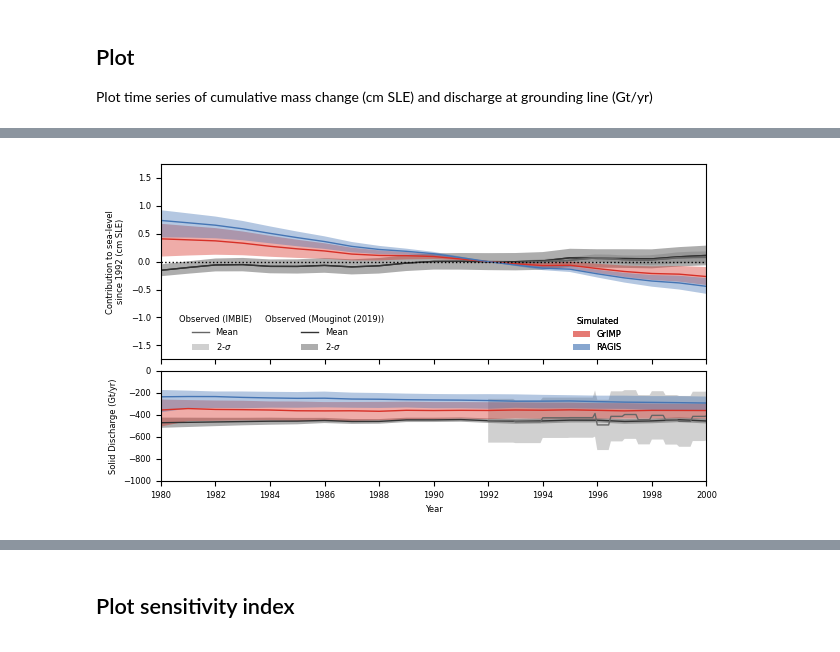
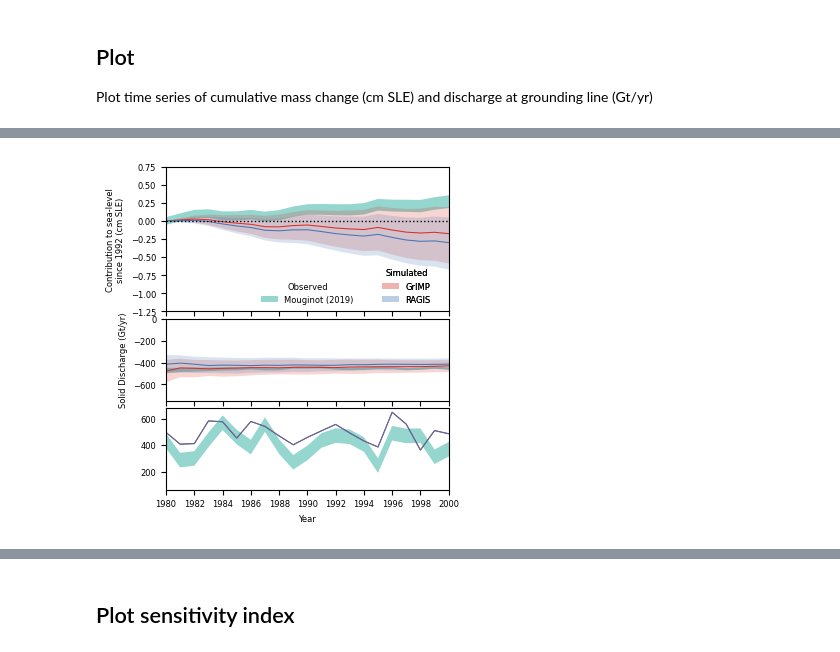
Before and after one commit to pism/pism-ragis, a Jupyter notebook: notebooks/analyze_ensembles.ipynb, the cells around one changed output, grey strips where cells are left out. Cells and saved outputs as stored; diff of their text form; code cells hidden in the pictures.

Commit message:
Rewrting Observations
Change all variables to IMBIE names and add plotting script.
Mouginot needs MB Rate var and anomaly stuff.

```diff
--- a/notebooks/analyze_ensembles.ipynb
+++ b/notebooks/analyze_ensembles.ipynb
@@ -18,6 +47,4 @@ from pismragis.stats import run_stats
 # %%
-n_jobs = 4
-norm_year = 1992
 
 plt.rc('font', size=6)
 plt.style.use("tableau-colorblind10")
@@ -29,8 +56,6 @@ discharge_uncertainty_varname = "D uncertainty (Gt/yr)"
 smb_varname = "SMB (Gt/yr)"
 smb_uncertainty_varname = "SMB uncertainty (Gt/yr)"
 
-
-bg_color = "#216779"
 bg_color = "w"
 sim_colors = plt.rcParams['axes.prop_cycle'].by_key()['color'][1::]
 imbie_color = plt.rcParams['axes.prop_cycle'].by_key()['color'][0]
@@ -41,12 +66,12 @@ imbie_color = "#756bb1"
 mou_color = "#54278f"
 
 imbie_color = "0.4"
+man_color = "0.3"
 mou_color = "0.2"
 
 
 kg2cmsle = 1 / 1e12 * 1.0 / 362.5 / 10.0
 gt2cmsle = 1 / 362.5 / 10.0
-sigma = 2
 # %% [markdown]
 ## Load Observations
 # %%
@@ -138,16 +144,16 @@ experiments = []
 for exp in exps:
     print(f"""Processing {exp["Experiment"]}""")
     print("================================================\n")
-    ens_file = os.path.join(data_dir, exp["proj_dir"], "uq", f"""{exp["lhs"]}.csv""")
-    s_dir = os.path.join(data_dir, exp["proj_dir"], exp["scalar_dir"])
-    scalar_files = sorted(glob(os.path.join(s_dir, f"""ts_gris_g*00m_*{exp["DEM"]}_id_*_1980-1-1_2020-1-1.nc""")))
-    processed_path = os.path.join(data_dir, exp["proj_dir"], exp["processed_dir"])
+    ens_file = data_dir / exp["proj_dir"] / "uq" /f"""{exp["lhs"]}.csv"""
+    s_dir = data_dir / exp["proj_dir"] / exp["scalar_dir"]
+    scalar_files = sorted(s_dir.glob(f"""ts_gris_g*00m_*{exp["DEM"]}_id_*_1980-1-1_2020-1-1.nc"""))
+    processed_path = data_dir / exp["proj_dir"] / exp["processed_dir"]
     for scalar_file in scalar_files:
         if check_file(scalar_file):
             copy_file(scalar_file, processed_path)
 
-    processed_files = sorted(glob(os.path.join(processed_path, f"""ts_gris_g*00m_*{exp["DEM"]}_id_*_1980-1-1_2020-1-1.nc""")))
-    exp_df = convert_netcdf_to_dataframe(processed_files, resample="yearly", verbose=False, n_jobs=n_jobs)
+    processed_files = sorted(processed_path.glob(f"""ts_gris_g*00m_*{exp["DEM"]}_id_*_1980-1-1_2020-1-1.nc"""))
+    exp_df = convert_netcdf_to_dataframe(processed_files, resample="yearly", verbose=False, n_jobs=n_jobs, norm_year=1980)
     exp_df["Experiment"] = exp["Experiment"]
     exp["data_df"] = exp_df
     exp["run_stats"] = run_stats(processed_files, experiment=exp["Experiment"])
@@ -230,29 +451,35 @@ Plot time series of cumulative mass change (cm SLE) and discharge at grounding l
 # %%
+imbie[[discharge_uncertainty_varname]].mean() / mou_gis[[discharge_uncertainty_varname]].mean()
+sigma_mass = 1
+sigma_discharge = 1
+sigma_smb = 1
 plot_experiments = [experiments[0], experiments[1]]
 
 plt.rc('font', size=6)
 plt.style.use("tableau-colorblind10")
 
-fig, axs = plt.subplots(nrows=2, ncols=1, sharex="col", figsize=(6.2, 3.6), height_ratios=[16, 9])
-fig.subplots_adjust(wspace=0, hspace=0.075, bottom=0.1, top=0.98, left=0.1, right=0.98)
+fig, axs = plt.subplots(nrows=3, ncols=1, sharex="col", figsize=(3.6, 3.8), height_ratios=[16, 9, 9])
+fig.subplots_adjust(wspace=0, hspace=0.075, bottom=0.125, top=0.975, left=0.175, right=0.96)
 
 
-for obs, o, obs_color, obs_loc, obs_alpha  in zip([mou_gis, imbie], ["Mouginot (2019)", "IMBIE"],
-                                       [mou_color, imbie_color], [(0.3, 0.0), (0.1, 0.0)], [0.4, 0.3]):
-    obs_ci = axs[0].fill_between(obs["Date"],
-                    (obs[mass_varname] + sigma * obs[mass_uncertainty_varname]),
-                    (obs[mass_varname] - sigma * obs[mass_uncertainty_varname]),
-                    ls="solid", color=obs_color, lw=0, alpha=obs_alpha, label=f"{sigma}-$\sigma$")
+for obs, o, obs_color, obs_loc, obs_alpha  in zip([mou_gis], ["Mouginot (2019)"],
+                                       [mou_color], [(0.5, 0.0)], [0.8]):
+    if mass_varname in obs:
+        obs_ci = axs[0].fill_between(obs["Date"],
+                        (obs[mass_varname] + sigma_mass * obs[mass_uncertainty_varname]),
+                        (obs[mass_varname] - sigma_mass * obs[mass_uncertainty_varname]),
+                        ls="solid", color=obs_color, lw=0, alpha=obs_alpha, label=o)
     axs[1].fill_between(obs["Date"],
-                    (obs[discharge_varname] + sigma * obs[discharge_uncertainty_varname]),
-                    (obs[discharge_varname] - sigma * obs[discharge_uncertainty_varname]),
+                    (obs[discharge_varname] + sigma_discharge * obs[discharge_uncertainty_varname]),
+                    (obs[discharge_varname] - sigma_discharge * obs[discharge_uncertainty_varname]),
                     ls="solid", color=obs_color, lw=0, alpha=obs_alpha)
-    obs_line = axs[0].plot(obs["Date"], obs[mass_varname], color=obs_color, lw=1, label="Mean")
-    axs[0].plot(obs["Date"], obs[mass_varname], color=obs_color, lw=1, label="Mean")
-    axs[1].plot(obs["Date"], obs[discharge_varname], color=obs_color, lw=1)
+    axs[2].fill_between(obs["Date"],
+                    (obs[smb_varname] + sigma_smb * obs[smb_uncertainty_varname]),
+                    (obs[smb_varname] - sigma_smb * obs[smb_uncertainty_varname]),
+                    ls="solid", color=obs_color, lw=0, alpha=obs_alpha)
 
-    legend_obs = axs[0].legend(handles=[obs_line[0], obs_ci], loc="lower center", bbox_to_anchor=obs_loc,
-                               title=f"Observed ({o})")
+    legend_obs = axs[0].legend(handles=[obs_ci], loc="lower center", bbox_to_anchor=obs_loc,
+                               title="Observed")
     legend_obs.get_frame().set_linewidth(0.0)
     legend_obs.get_frame().set_alpha(0.0)
     axs[0].add_artist(legend_obs)
@@ -262,51 +489,48 @@ sims_cis = []
 sims_lines = []
 for k, exp in enumerate(plot_experiments):
     df = exp["data_df"]
-    q_05 = df.groupby(by="time").quantile(0.05, numeric_only=True)
+    q_16 = df.groupby(by="time").quantile(0.16, numeric_only=True)
     q_50 = df.groupby(by="time").quantile(0.50, numeric_only=True)
-    q_95 = df.groupby(by="time").quantile(0.95, numeric_only=True)
-    sims_line = axs[0].plot(q_50.index, q_50[mass_varname], color=sim_colors[k], alpha=1.0, lw=1)
-    axs[1].plot(q_50.index, q_50[discharge_varname], color=sim_colors[k], alpha=1.0, lw=1)
-    sims_ci = axs[0].fill_between(q_05.index, q_05[mass_varname],
-                        q_95[mass_varname], color=sim_colors[k], alpha=0.4, lw=0, label=exp["Experiment"])
-    axs[1].fill_between(q_05.index, q_05[discharge_varname],
-                        q_95[discharge_varname], color=sim_colors[k], alpha=0.4, lw=0)
+    q_84 = df.groupby(by="time").quantile(0.84, numeric_only=True)
+    sims_line = axs[0].plot(q_50.index, q_50[mass_varname], color=sim_colors[k], alpha=1.0, lw=0.75)
+    axs[1].plot(q_50.index, q_50[discharge_varname], color=sim_colors[k], alpha=1.0, lw=0.75)
+    axs[2].plot(q_50.index, q_50[smb_varname], color=sim_colors[k], alpha=1.0, lw=0.75)
+    sims_ci = axs[0].fill_between(q_16.index, q_16[mass_varname],
+                        q_84[mass_varname], color=sim_colors[k], alpha=0.2, lw=0, label=exp["Experiment"])
+    axs[1].fill_between(q_16.index, q_16[discharge_varname],
+                        q_84[discharge_varname], color=sim_colors[k], alpha=0.2, lw=0)
+    axs[2].fill_between(q_16.index, q_16[smb_varname],
+                        q_84[smb_varname], color=sim_colors[k], alpha=0.2, lw=0)
     sims_cis.append(sims_ci)
     sims_lines.append(sims_line[0])
 
 if len(sims_cis) < 4:
     ncols = 1
 else:
     ncols = 2
-legend_sims = axs[0].legend(handles=sims_cis, loc="lower center", bbox_to_anchor=[0.8, .0],
+legend_sims = axs[0].legend(handles=sims_cis, loc="lower center", bbox_to_anchor=[0.85, .0],
                            title=f"Simulated", ncols=ncols)
 legend_sims.get_frame().set_linewidth(0.0)
 legend_sims.get_frame().set_alpha(0.0)
 axs[0].add_artist(legend_sims)
-
-
 
 
 fig.set_facecolor(bg_color)
 for ax in axs:
     ax.set_facecolor(bg_color)
 fig.set_facecolor(bg_color)
 
 axs[0].axhline(0, color="k", ls="dotted", lw=1.0)
 axs[0].set_xlabel("")
 axs[0].set_ylabel("Contribution to sea-level\nsince 1992 (cm SLE)")
 axs[-1].set_xlabel("Year")
 axs[1].set_ylabel("Solid Discharge (Gt/yr)")
 axs[0].set_xlim(pd.to_datetime("1980-1-1"), pd.to_datetime("2020-1-1"))
-axs[0].set_ylim(-1.75, 1.75)
-axs[1].set_ylim(-1000, 0)
-
-# fig.tight_layout()
-fig.savefig("ragis-comp_scalar_1980-2020.pdf")
-fig.savefig("ragis-comp_scalar_1980-2020.png", dpi=300)
+axs[0].set_ylim(-1.25, 0.75)
+axs[1].set_ylim(-750, 0)
 
 axs[0].set_xlim(pd.to_datetime("1980-1-1"), pd.to_datetime("2000-1-1"))
-fig.savefig("ragis-comp_scalar_1980-2000.pdf")
-fig.savefig("ragis-comp_scalar_1980-2000.png", dpi=300)
+fig.savefig(fig_dir / "ragis-comp-3_scalar_1980-2000.pdf")
+fig.savefig(fig_dir / "ragis-comp-3_scalar_1980-2000.png", dpi=600)
 # %% [output]
-[figure, old version]
+[figure, new version]
```
Also changed, not shown: parts of 72 cells of this notebook, 2 other files.
